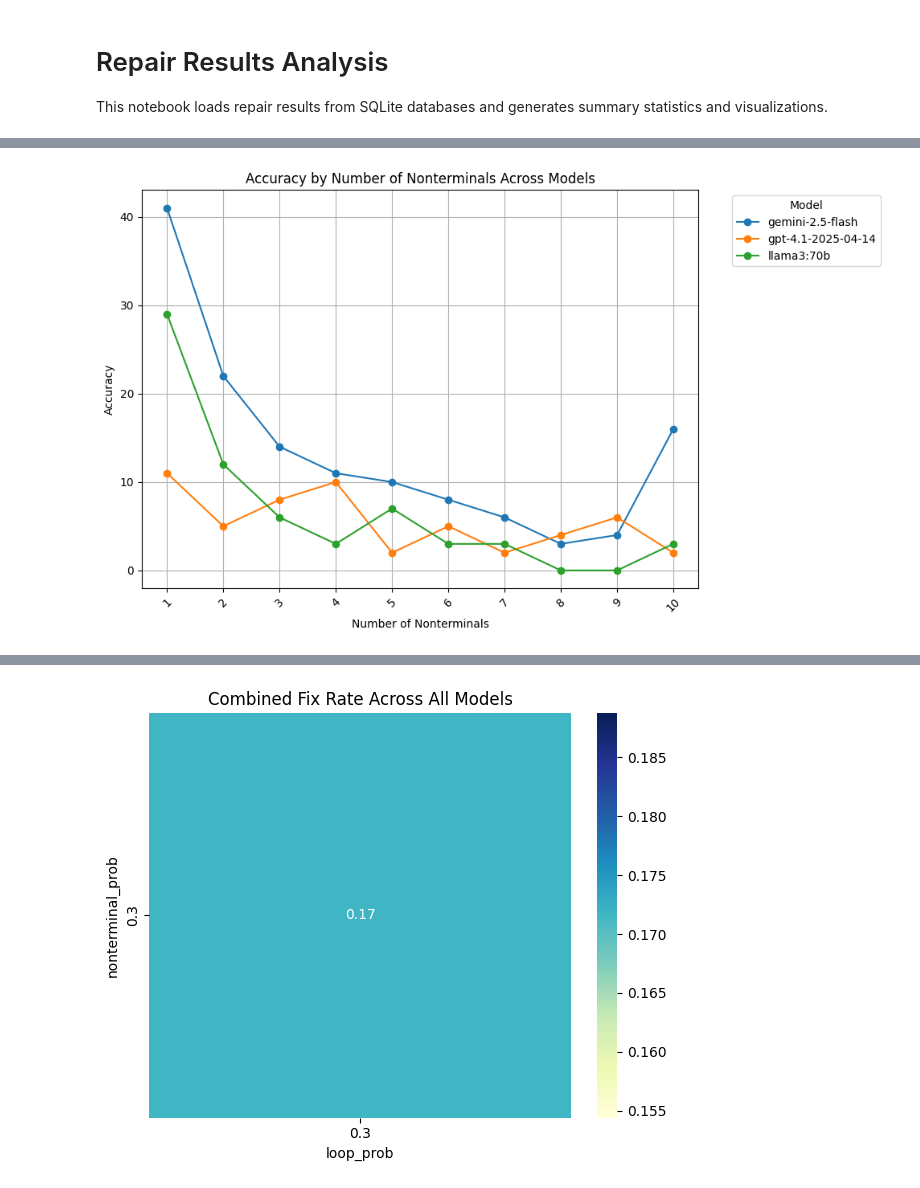
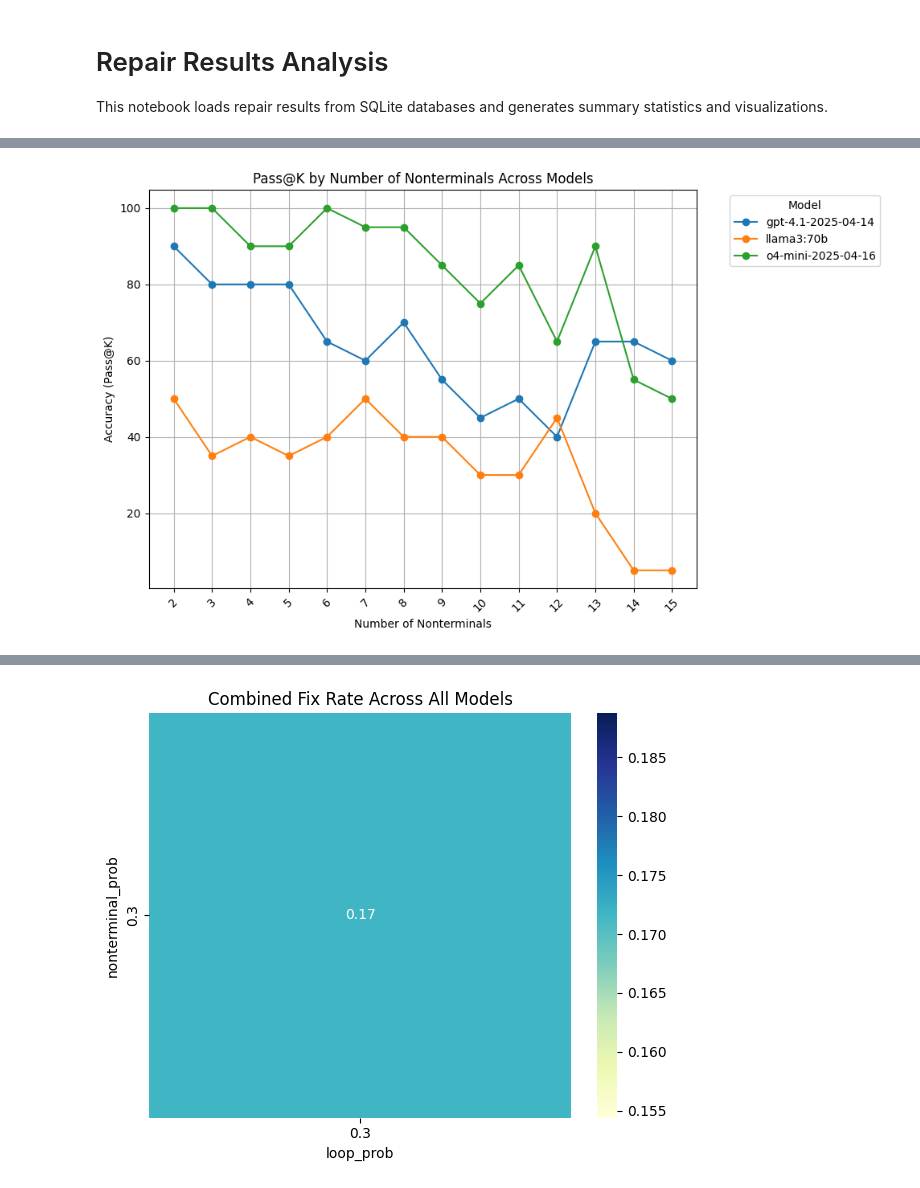
Before and after one commit to Jacksadventure/Grammar_bench, a Jupyter notebook: repair_results_analysis.ipynb, the cells around one changed output, grey strips where cells are left out. Cells and saved outputs as stored; diff of their text form; code cells hidden in the pictures.

```diff
--- a/repair_results_analysis.ipynb
+++ b/repair_results_analysis.ipynb
@@ -16,9 +16,9 @@ database_version = "6"
 target_db = f'targets{database_version}.db'
 # %%
 sources_dbs = [
-            "repair_results_gemini_gemini-2.5-flash_targets6.db",
-            "repair_results_ollama_llama3:70b_targets6.db",
-            "repair_results_openai_gpt-4.1-2025-04-14_targets6.db"
+            "repair_results_ollama_llama3:70b_targets14.db",
+            "repair_results_openai_gpt-4.1-2025-04-14_targets14.db",
+            "repair_results_openai_o4-mini-2025-04-16_targets14.db"
             ]
 # %%
 import sqlite3
@@ -35,45 +58,57 @@ df_cases['corrupted_symbol_count'] = df_cases['corrupted_grammar'].str.split().s
 # %%
 import matplotlib.pyplot as plt
 
+# Preprocessing: ensure num_nonterminals is integer and clean data
 df_cases['num_nonterminals'] = pd.to_numeric(df_cases['num_nonterminals'], errors='coerce')
 df_cases = df_cases.dropna(subset=['num_nonterminals'])
 df_cases['num_nonterminals'] = df_cases['num_nonterminals'].astype(int)
 
 all_num_nts = sorted(df_cases['num_nonterminals'].unique())
+
+# Mapping from puzzle_id to num_nonterminals
+case_nt = df_cases[['puzzle_id', 'num_nonterminals']].rename(columns={'puzzle_id': 'case_id'})
+
+records = []
 models = []
 
-records = []
+# Pre-calculate denominator for each number of nonterminals (total unique puzzles)
+denom = df_cases.groupby('num_nonterminals')['puzzle_id'].nunique()
+
 for db_path in sources_dbs:
-    model = os.path.basename(db_path).removeprefix('repair_results_').removesuffix('_targets.db').split('_')[1]
+    model = os.path.basename(db_path).removeprefix('repair_results_') \
+             .removesuffix(f'_targets{database_version}.db').split('_')[1]
     models.append(model)
 
-    conn = sqlite3.connect(db_path)
-    df_res = pd.read_sql('SELECT case_id, fix FROM repair_results', conn)
-    conn.close()
+    with sqlite3.connect(db_path) as conn:
+        df_res = pd.read_sql('SELECT case_id, correct FROM repair_results', conn)
 
-    df_ok = df_res[df_res['fix'] == 1].merge(df_cases[['puzzle_id', 'num_nonterminals']], left_on='case_id', right_on='puzzle_id')
-    counts = df_ok['num_nonterminals'].value_counts().to_dict()
+    # For pass@K: each puzzle counts as passed if it succeeded at least once
+    passed_by_case = (df_res.groupby('case_id')['correct'].max() > 0).rename('passed').reset_index()
+    df_join = passed_by_case.merge(case_nt, on='case_id', how='left')
 
-    for num_nt in all_num_nts:
-        cnt = counts.get(num_nt, 0)
-        records.append({'model': model, 'num_nonterminals': num_nt, 'accuracy': cnt})
+    # Numerator: number of unique puzzles passed for each num_nonterminals
+    num_passed = df_join.groupby('num_nonterminals')['passed'].sum()
 
-df_nt_fixes = pd.DataFrame(records)
+    pass_rate = (num_passed / denom * 100).reindex(all_num_nts, fill_value=0)
 
+    for num_nt, rate in pass_rate.items():
+        records.append({'model': model, 'num_nonterminals': num_nt, 'pass_at_k': rate})
+
+df_nt_passk = pd.DataFrame(records)
+
+# Plotting
 plt.figure(figsize=(10, 6))
 for model in sorted(set(models)):
-    df_model = df_nt_fixes[df_nt_fixes['model'] == model].sort_values('num_nonterminals')
-    plt.plot(df_model['num_nonterminals'], df_model['accuracy'], marker='o', label=model)
+    df_model = df_nt_passk[df_nt_passk['model'] == model].sort_values('num_nonterminals')
+    plt.plot(df_model['num_nonterminals'], df_model['pass_at_k'], marker='o', label=model)
 
 plt.xlabel('Number of Nonterminals')
-plt.ylabel('Accuracy')
-plt.title('Accuracy by Number of Nonterminals Across Models')
+plt.ylabel('Accuracy (Pass@K)')
+plt.title('Pass@K by Number of Nonterminals Across Models')
 plt.legend(title='Model', bbox_to_anchor=(1.05, 1), loc='upper left')
-
 plt.xticks(all_num_nts, rotation=45)
-# plt.ylim(0, 100)
 plt.grid(True)
 plt.tight_layout()
 plt.show()
 # %% [output]
-[figure, old version]
+[figure, new version]
```
Also changed, not shown: parts of 23 cells of this notebook, 19 other files.
